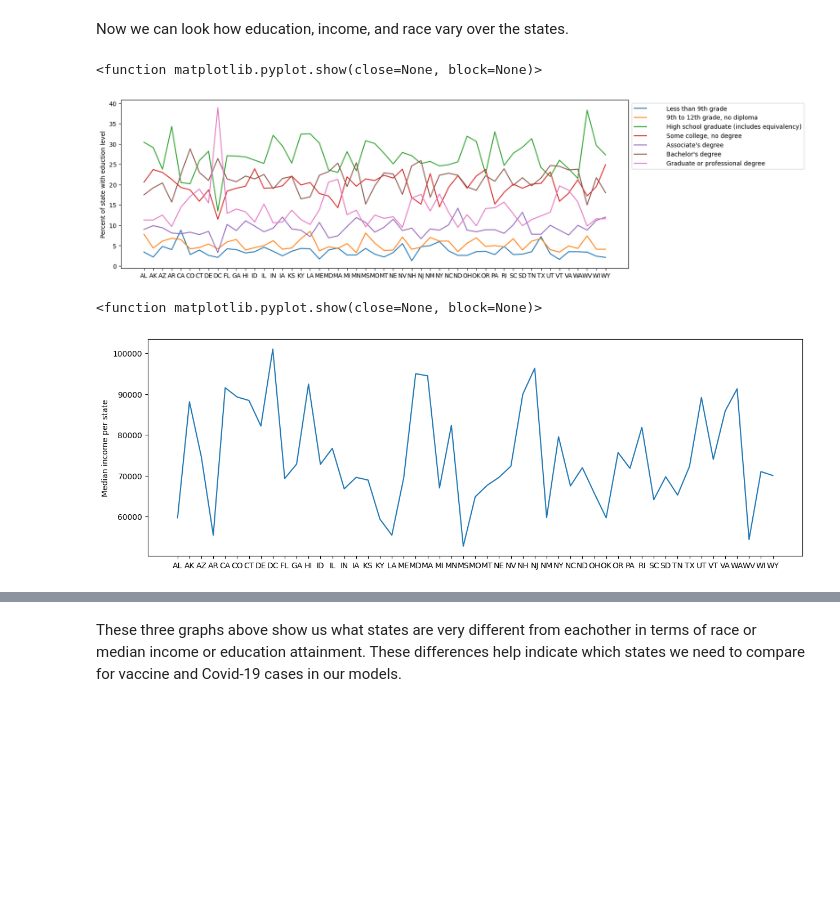
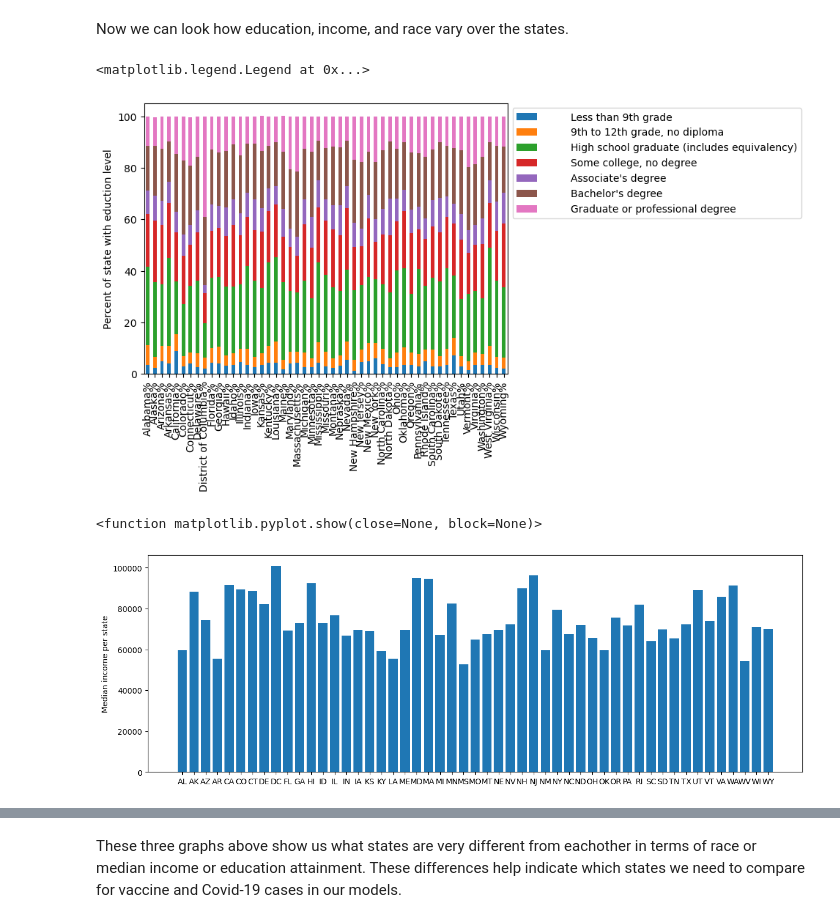
Before and after one commit to criviere1/criviere1.github.io, a Jupyter notebook: Milestone2.ipynb, the cells around one changed output, grey strips where cells are left out. Drawn from its saved outputs; the diff is of its cells as text; code cells hidden in the pictures; blank space fills up the shorter version.

```diff
--- a/Milestone2.ipynb
+++ b/Milestone2.ipynb
@@ -102,9 +112,9 @@ us_state_to_abbrev = {
 # %% [markdown]
 First, we have to read in the tables from the ACS and select the data that we want.
 # %%
-demo1_df = pd.read_csv("/Users/colletteriviere/criviere1.github.io/datasets/ACSDP1Y2022.DP02-2023-edu.csv")
-demo2_df = pd.read_csv("/Users/colletteriviere/criviere1.github.io/datasets/ACSDP1Y2022.DP03-2023-employment,income,healthinsurance.csv")
-demo3_df = pd.read_csv("/Users/colletteriviere/criviere1.github.io/datasets/ACSDP1Y2022.DP05-2023-sex,age,race.csv")
+demo1_df = pd.read_csv("../datasets/ACSDP1Y2022.DP02-2023-edu.csv")
+demo2_df = pd.read_csv("../datasets/ACSDP1Y2022.DP03-2023-employment,income,healthinsurance.csv")
+demo3_df = pd.read_csv("../datasets/ACSDP1Y2022.DP05-2023-sex,age,race.csv")
 # %%
 edu_df = demo1_df.iloc[67:74,:-2]
 
@@ -287,24 +297,23 @@ states = ['AL', 'AK', 'AZ', 'AR', 'CA', 'CO', 'CT', 'DE', 'DC', 'FL', 'GA', 'HI'
        'WV', 'WI', 'WY']
 # %%
 # Education across states
-plt.figure(figsize=(15,5))
-plt.plot(states, df_all_per.T[df_all_per.T.columns[[0,1,2,3,4,5,6]]], label=df_all_per.T.columns[[0,1,2,3,4,5,6]])
+df_all_per.T[df_all_per.index[list(range(0,7))]].plot.bar(stacked=True)
+#plt.bar(states, df_all_per.T[df_all_per.index[list(range(0,7))]])
 
 plt.ylabel("Percent of state with eduction level")
 plt.legend(bbox_to_anchor=(1.0, 1.0), loc='upper left')
-plt.show
 # %% [output]
-<function matplotlib.pyplot.show(close=None, block=None)>
+<matplotlib.legend.Legend at 0x...>
-[figure, old version]
+[figure, new version]
 # %%
 # Income across states
 plt.figure(figsize=(15,5))
-plt.plot(states, df_all_est.T[df_all_est.T.columns[7]])
+plt.bar(states, df_all_est.T[df_all_est.T.columns[7]])
 
 plt.ylabel("Median income per state")
 plt.show
 # %% [output]
 <function matplotlib.pyplot.show(close=None, block=None)>
-[figure, old version]
+[figure, new version]
 # %%
 # Race across states
```
Also changed, not shown: parts of 29 cells of this notebook.
